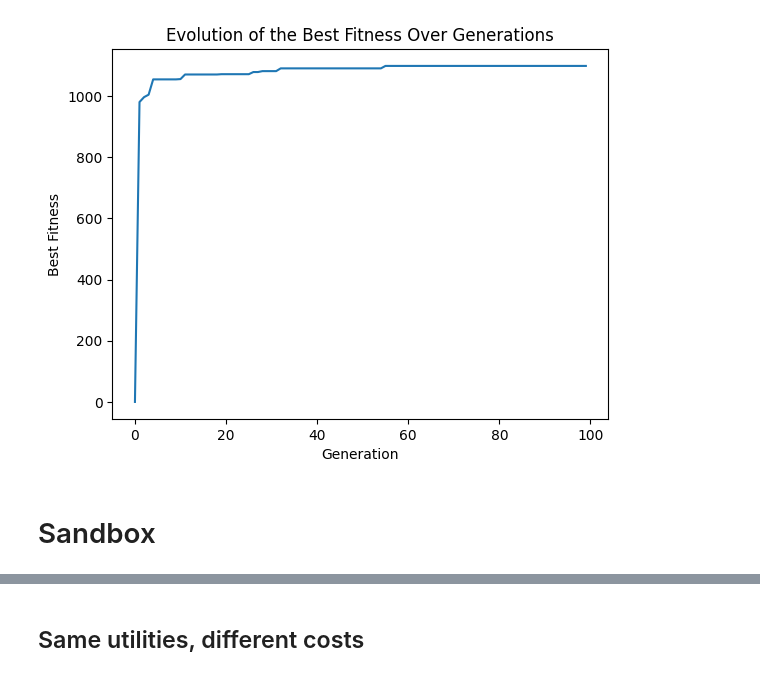
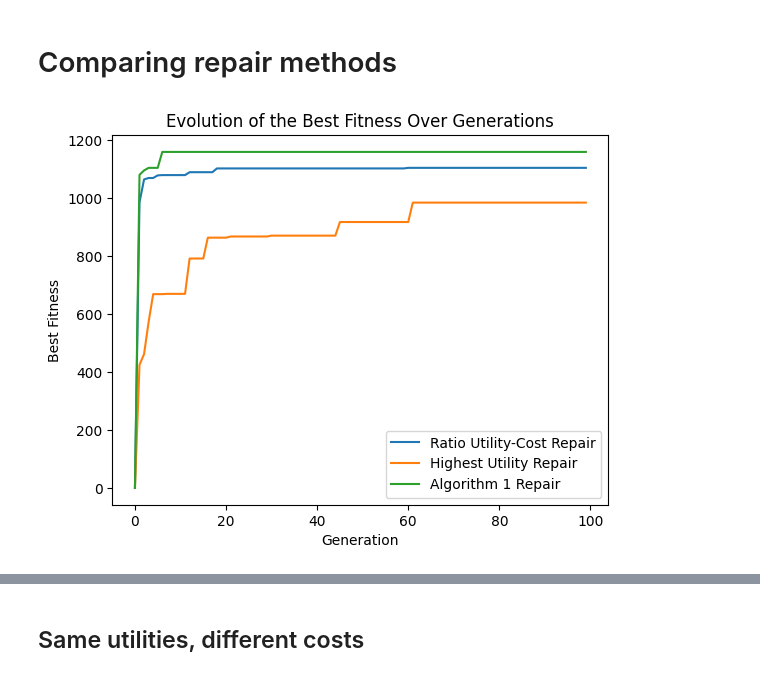
Before and after one commit to Pi-erren/backpack-problem, a Jupyter notebook: experiments.ipynb, the cells around one changed output, grey strips where cells are left out. Cells and saved outputs as stored; diff of their text form; code cells hidden in the pictures.

Commit message:
update ratio repair methd

```diff
--- a/experiments.ipynb
+++ b/experiments.ipynb
@@ -124,26 +140,41 @@ class GeneticAlgorithm:
+# %% [markdown]
+# Comparing repair methods
 # %%
-# Parameters
+# Define parameters
 np.random.seed(0)
 population_size = 100
 mutation_rate = 0.1
 crossover_rate = 0.8
 num_generations = 100
 budgets = [200, 300, 250, 350, 400]
 utilities = np.random.randint(10, 100, size=50)
 costs = np.random.randint(1, 50, size=(50, 5))
 elitism_rate = 0.2
 
-# Initialize and run the genetic algorithm
+# Initialize and run the genetic algorithm with ratio utility cost repair method
 ga = GeneticAlgorithm(population_size, mutation_rate, crossover_rate, num_generations, budgets, utilities, costs, elitism_rate)
-best_solution = ga.run()
+best_solution_ratio = ga.run('repair_ratio_utility_cost')
+fitness_history_ratio = ga.best_fitness_history
 
-# Plot the evolution of the best fitness over generations
-plt.plot(ga.best_fitness_history)
+# Initialize and run the genetic algorithm with highest utility repair method
+ga = GeneticAlgorithm(population_size, mutation_rate, crossover_rate, num_generations, budgets, utilities, costs, elitism_rate)
+best_solution_highest = ga.run('repair_highest_utility')
+fitness_history_highest = ga.best_fitness_history
+
+# Initialize and run the genetic algorithm with Algorithm 1 repair method
+ga = GeneticAlgorithm(population_size, mutation_rate, crossover_rate, num_generations, budgets, utilities, costs, elitism_rate)
+best_solution_algorithm_1 = ga.run('repair_algorithm_1')
+fitness_history_algorithm_1 = ga.best_fitness_history
+
+# Plot the evolution of the best fitness over generations for both repair methods
+plt.plot(fitness_history_ratio, label='Ratio Utility-Cost Repair')
+plt.plot(fitness_history_highest, label='Highest Utility Repair')
+plt.plot(fitness_history_algorithm_1, label='Algorithm 1 Repair')
+
 plt.xlabel('Generation')
 plt.ylabel('Best Fitness')
 plt.title('Evolution of the Best Fitness Over Generations')
+plt.legend()
 plt.show()
 # %% [output]
-[figure, old version]
+[figure, new version]
-# %% [markdown]
-# Sandbox
```
Also changed, not shown: parts of 6 cells of this notebook.
